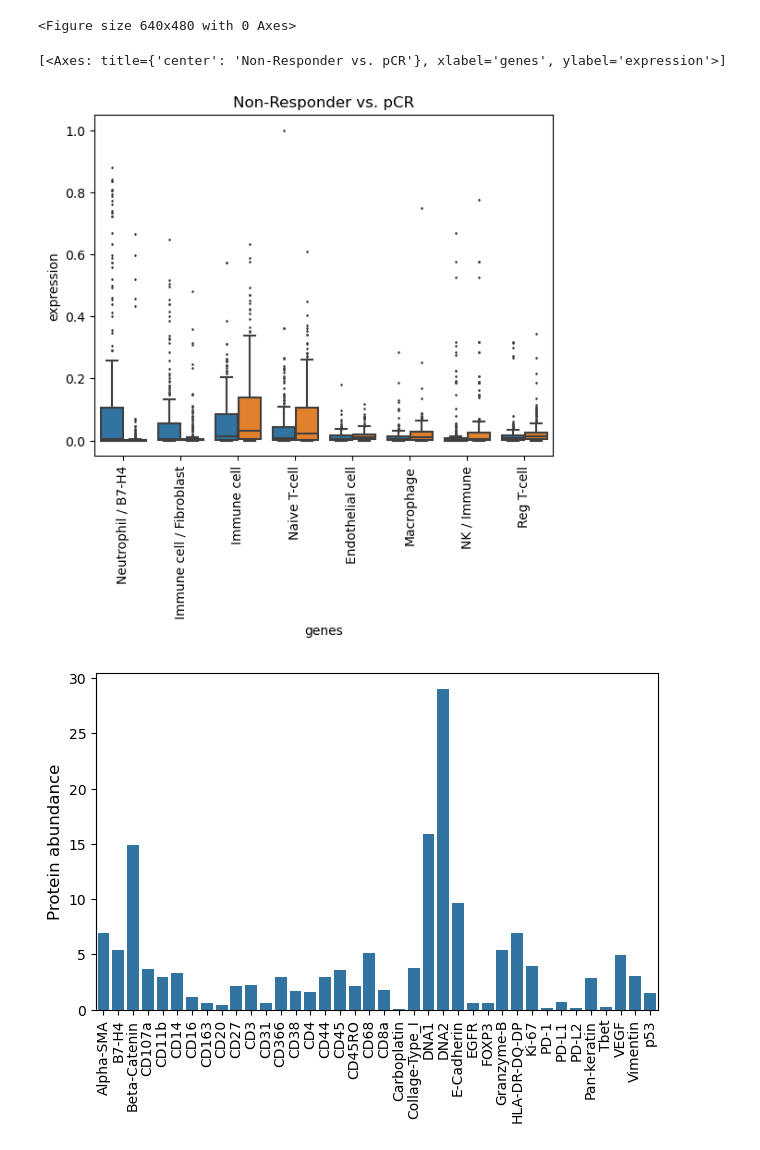
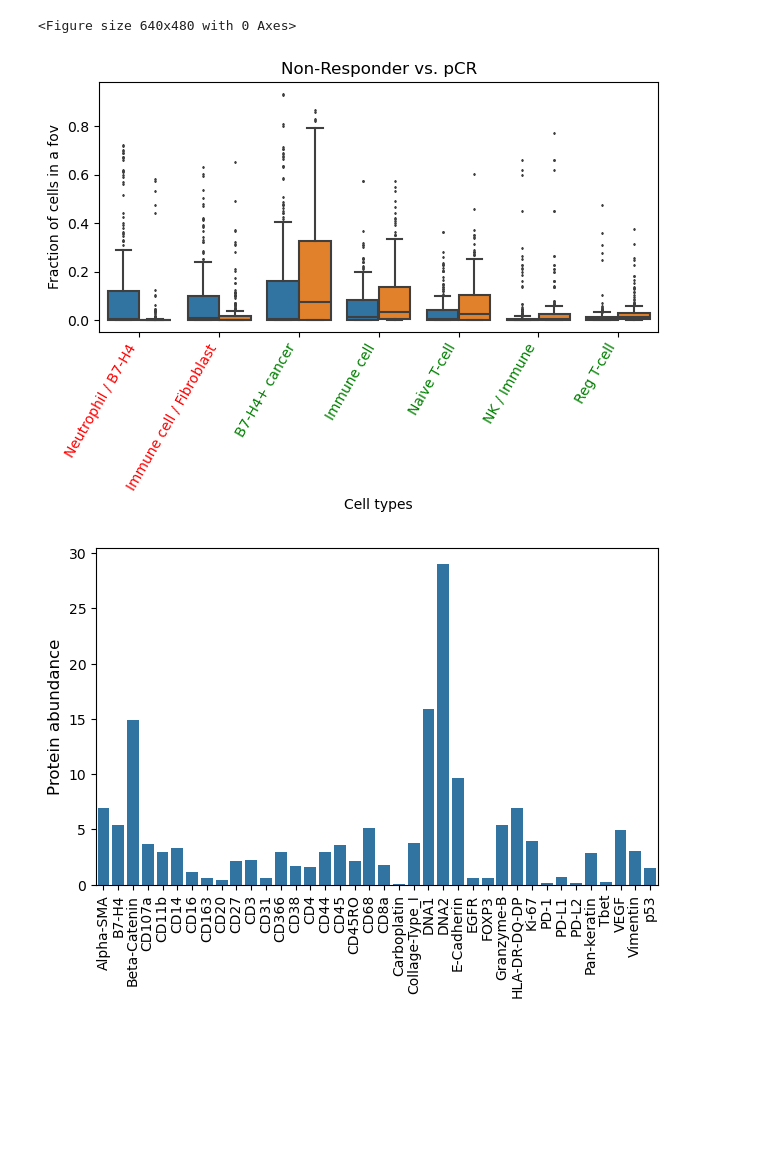
Before and after one commit to Schumacher-group/IMC_TNBC_analysis, a Jupyter notebook: results_analysis/non_spatial.ipynb, the cells around one changed output. Drawn from its saved outputs; the diff is of its cells as text; code cells hidden in the pictures; blank space fills up the shorter version.

Commit message:
new response analysis formatter

```diff
--- a/results_analysis/non_spatial.ipynb
+++ b/results_analysis/non_spatial.ipynb
@@ -107,6 +111,8 @@ Neutrophil / B7-H4,Immune cell / Fibroblast,Immune cell,Naive T-cell,Endothelial
 # %%
 print('Statistically significant different cell type:')
-stat_sign_diff_ct = cell_type_per_fov.uns['wilcoxon']['names']['Non-Responder'][cell_type_per_fov.uns['wilcoxon']['pvals_adj']['Non-Responder']<0.01]
+
+wilcoxon_tb = cell_type_per_fov.uns['wilcoxon']
+stat_sign_diff_ct = wilcoxon_tb['names'][(wilcoxon_tb['pvals_adj']['Non-Responder']<0.01)*np.abs(wilcoxon_tb[ 'logfoldchanges']['Non-Responder'])>0.5]['Non-Responder']
 print(*stat_sign_diff_ct,sep = ',')
 sc.get.rank_genes_groups_df(cell_type_per_fov, group='Non-Responder', key='wilcoxon')
 # %% [output]
@@ -138,8 +173,18 @@ WARNING: dendrogram data not found (using key=dendrogram_Response). Running `sc.
 # %%
-sc.pl.rank_genes_groups_violin(cell_type_per_fov, gene_names= stat_sign_diff_ct,key="wilcoxon",show = False)
-#sc.pl.rank_genes_groups
 
-plt.gca().set( ylabel='fraction of cells in a fov')
+a = sc.get.rank_genes_groups_df(cell_type_per_fov, group='Non-Responder', key='wilcoxon').set_index('names').loc[stat_sign_diff_ct]
+
+ax = plt.gca()
+sc.pl.rank_genes_groups_violin(cell_type_per_fov, gene_names= stat_sign_diff_ct,key="wilcoxon",show = False,ax=ax)
+#sc.pl.rank_genes_groups_violin(cell_type_per_fov, gene_names= stat_sign_diff_ct,key="wilcoxon",show = False,ax=ax)
+
+
+ax.set( ylabel='Fraction of cells in a fov')
+for cell_type in ax.xaxis.get_ticklabels():
+    if a.loc[cell_type.get_text()].logfoldchanges>0:
+        cell_type.set_color('red')
+    else:
+        cell_type.set_color('green')
 plt.tight_layout()
 #plt.savefig(output_fig+'/diff_expr_marker/response_violin')
 # %% [output]
@@ -242,36 +287,46 @@ def rank_genes_groups_box(
         y = 'value'
         hue_order = [group_name, reference]
         import seaborn as sns
 
         _ax = sns.boxplot(
             x=x,
             y=y,
             data=df_tidy,
             hue_order=hue_order,
             hue='hue',
             fliersize = 1,
             orient='vertical',
             ax=ax,
         )
 
         _ax.set_xlabel('genes')
         _ax.set_title('{} vs. {}'.format(group_name, reference))
         _ax.legend_.remove()
         _ax.set_ylabel('expression')
         _ax.set_xticklabels(new_gene_names, rotation='vertical')
         writekey = (
             f"rank_genes_groups_"
             f"{adata.uns[key]['params']['groupby']}_"
             f"{group_name}"
         )
         #savefig_or_show(writekey, show=show, save=save)
         axs.append(_ax)
 
     return axs
-rank_genes_groups_box(cell_type_per_fov, gene_names= stat_sign_diff_ct,key="wilcoxon",show = False)
+ax = plt.gca()
+rank_genes_groups_box(cell_type_per_fov, gene_names= stat_sign_diff_ct,key="wilcoxon",show = False,ax =ax)
+
+ax.set(xlabel = 'Cell types', ylabel='Fraction of cells in a fov')
+for cell_type in ax.xaxis.get_ticklabels():
+    if a.loc[cell_type.get_text()].logfoldchanges>0:
+        cell_type.set_color('red')
+    else:
+        cell_type.set_color('green')
+ax.set_xticklabels(ax.get_xticklabels(), rotation=60,ha = 'right')
+plt.tight_layout()
+#plt.savefig('../figures/diff_expr_marker/response_box.png')
 # %% [output]
-[<Axes: title={'center': 'Non-Responder vs. pCR'}, xlabel='genes', ylabel='expression'>]
-[figure, old version]
+[figure, new version]
 # %%
 sns.barplot(x = core.var.index,y = core[core.obs.Pixie=='B7-H4+ Cancer'].X.mean(axis = 0),color='C0')
 _ = plt.xticks(rotation=90,fontsize = 10)
```
Also changed, not shown: parts of 31 cells of this notebook, 31 other files.
